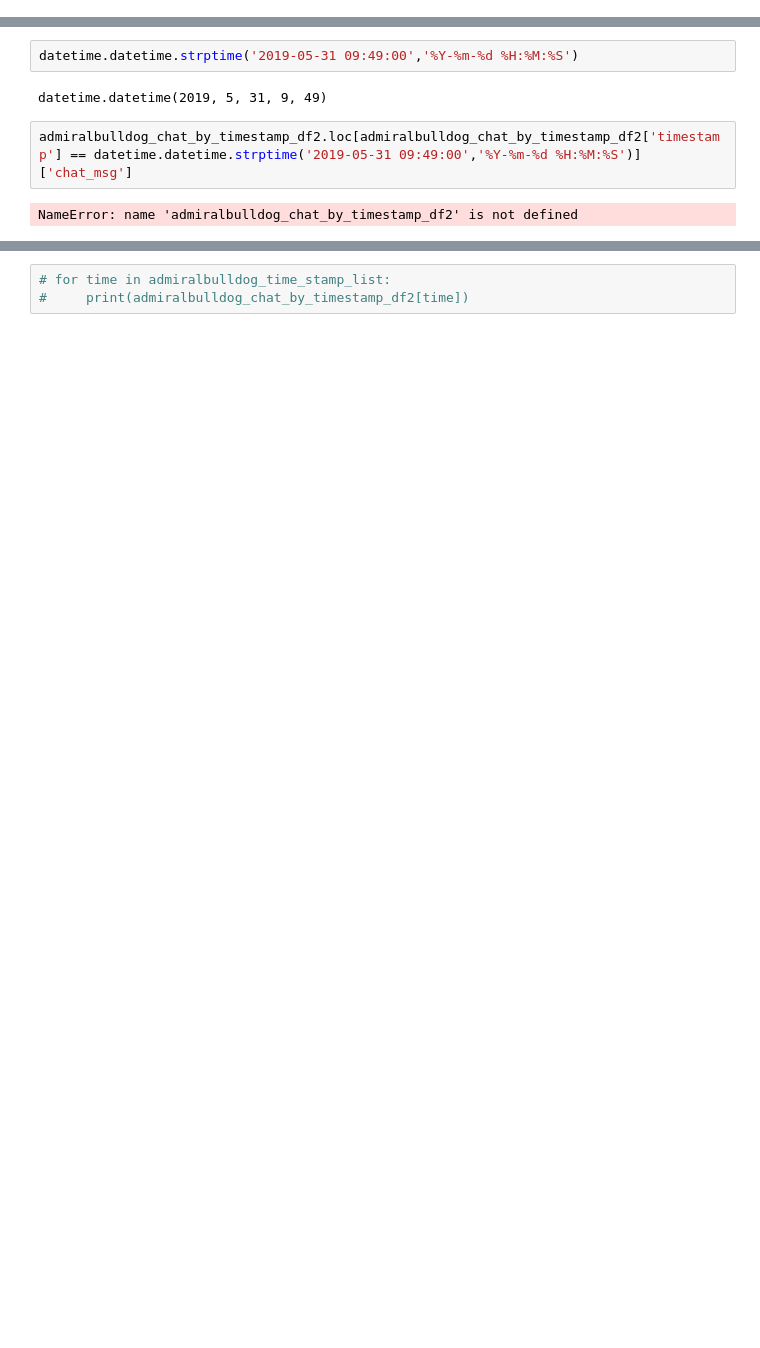
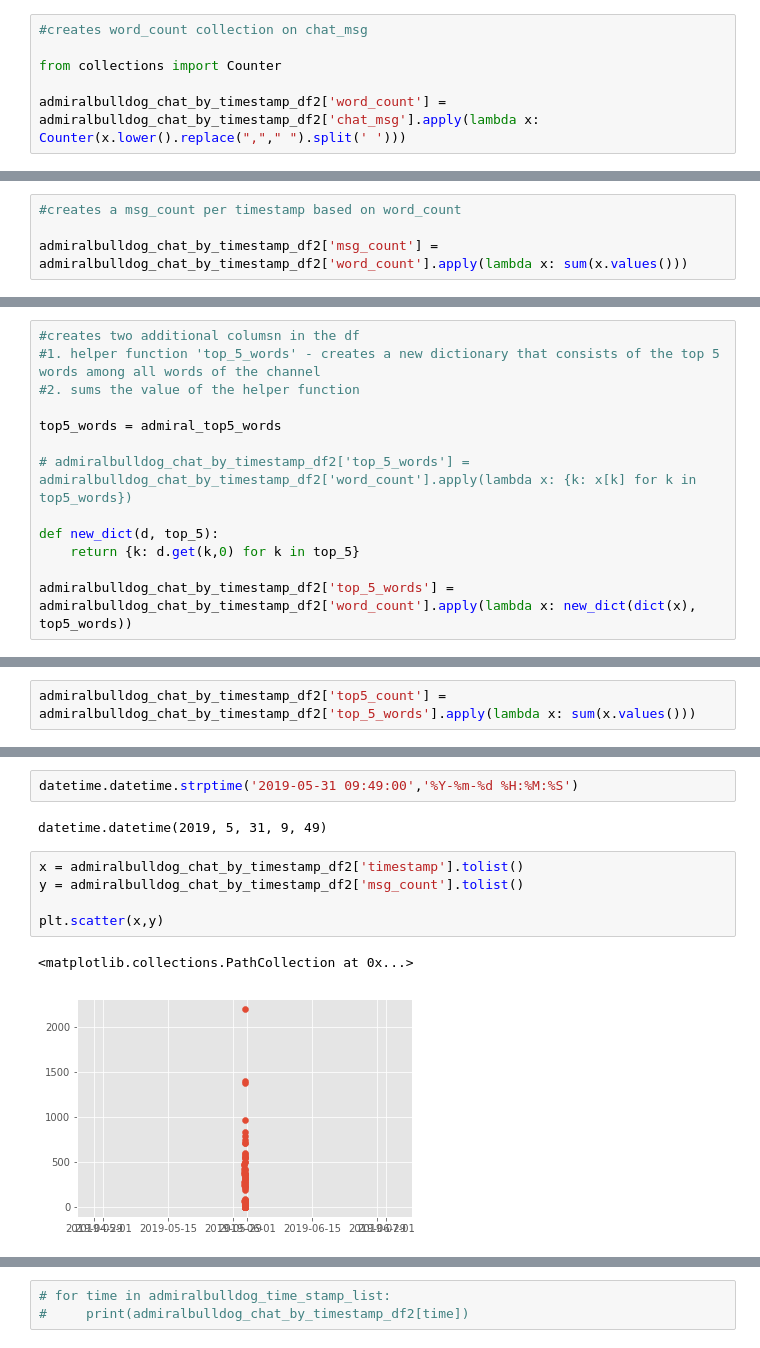
Before and after one commit to mik3up/Twitch-Chat-Analysis, a Jupyter notebook: src/twitch_chat_EDA.ipynb, the cells around one changed output, grey strips where cells are left out. Saved outputs shown, nothing was run; the diff lists cells and outputs as text; blank space fills up the shorter version.

```diff
--- a/src/twitch_chat_EDA.ipynb
+++ b/src/twitch_chat_EDA.ipynb
@@ -577,0 +633,6 @@ admiralbulldog_chat_by_timestamp_df2
+# %%
+#creates word_count collection on chat_msg
+
+from collections import Counter
+
+admiralbulldog_chat_by_timestamp_df2['word_count'] = admiralbulldog_chat_by_timestamp_df2['chat_msg'].apply(lambda x: Counter(x.lower().replace(","," ").split(' ')))
@@ -577,0 +648,4 @@ admiralbulldog_chat_by_timestamp_df2
+# %%
+#creates a msg_count per timestamp based on word_count
+
+admiralbulldog_chat_by_timestamp_df2['msg_count'] = admiralbulldog_chat_by_timestamp_df2['word_count'].apply(lambda x: sum(x.values()))
@@ -577,0 +661,13 @@ admiralbulldog_chat_by_timestamp_df2
+# %%
+#creates two additional columsn in the df
+#1. helper function 'top_5_words' - creates a new dictionary that consists of the top 5 words among all words of the channel
+#2. sums the value of the helper function
+
+top5_words = admiral_top5_words
+
+# admiralbulldog_chat_by_timestamp_df2['top_5_words'] = admiralbulldog_chat_by_timestamp_df2['word_count'].apply(lambda x: {k: x[k] for k in top5_words})
+
+def new_dict(d, top_5):
+    return {k: d.get(k,0) for k in top_5}
+
+admiralbulldog_chat_by_timestamp_df2['top_5_words'] = admiralbulldog_chat_by_timestamp_df2['word_count'].apply(lambda x: new_dict(dict(x), top5_words))
@@ -577,0 +683,2 @@ admiralbulldog_chat_by_timestamp_df2
+# %%
+admiralbulldog_chat_by_timestamp_df2['top5_count'] = admiralbulldog_chat_by_timestamp_df2['top_5_words'].apply(lambda x: sum(x.values()))
@@ -579,7 +695,11 @@ admiralbulldog_chat_by_timestamp_df2
 datetime.datetime.strptime('2019-05-31 09:49:00','%Y-%m-%d %H:%M:%S')
 # %% [output]
 datetime.datetime(2019, 5, 31, 9, 49)
-# %%
-admiralbulldog_chat_by_timestamp_df2.loc[admiralbulldog_chat_by_timestamp_df2['timestamp'] == datetime.datetime.strptime('2019-05-31 09:49:00','%Y-%m-%d %H:%M:%S')]['chat_msg']
-# %% [output]
-NameError: name 'admiralbulldog_chat_by_timestamp_df2' is not defined
+# %%
+x = admiralbulldog_chat_by_timestamp_df2['timestamp'].tolist()
+y = admiralbulldog_chat_by_timestamp_df2['msg_count'].tolist()
+
+plt.scatter(x,y)
+# %% [output]
+<matplotlib.collections.PathCollection at 0x...>
+[figure, added]
```
Also changed, not shown: parts of 24 cells of this notebook, 1 other file.
